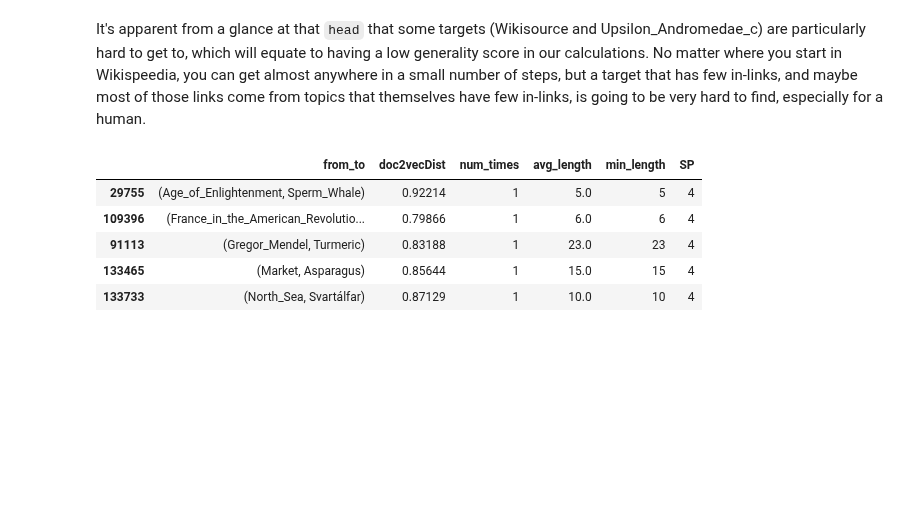
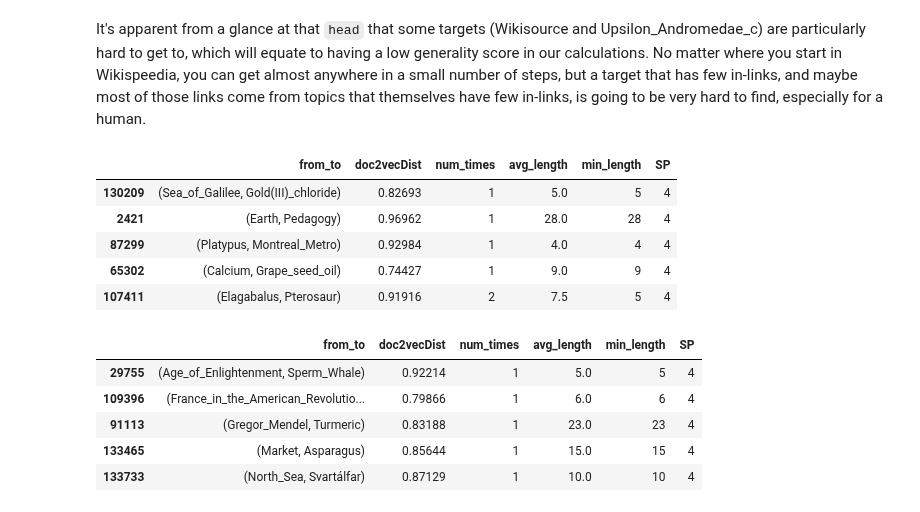
Before and after one commit to ebhtra/gory-graph, a Jupyter notebook: Wikispeedia/Submission.ipynb, the cells around one changed output. Drawn from its saved outputs; the diff is of its cells as text; code cells hidden in the pictures; blank space fills up the shorter version.

```diff
--- a/Wikispeedia/Submission.ipynb
+++ b/Wikispeedia/Submission.ipynb
@@ -488,6 +488,16 @@ Possibly this is a good moment to pause and reflect on the six degrees of separa
 It's apparent from a glance at that `head` that some targets (Wikisource and Upsilon_Andromedae_c) are particularly hard to get to, which will equate to having a low generality score in our calculations.  No matter where you start in Wikispeedia, you can get almost anywhere in a small number of steps, but a target that has few in-links, and maybe most of those links come from topics that themselves have few in-links, is going to be very hard to find, especially for a human.
 # %%
 rand4 = fours.sample(100, random_state=6)  # the 100 random sample rows
+# %%
+bigrand4 = fours.sample(10000, random_state=620)
+bigrand4.head()
+# %% [output]
+|  | from_to | doc2vecDist | num_times | avg_length | min_length | SP |
+| 130209 | (Sea_of_Galilee, Gold(III)_chloride) | 0.82693 | 1 | 5.0 | 5 | 4 |
+| 2421 | (Earth, Pedagogy) | 0.96962 | 1 | 28.0 | 28 | 4 |
+| 87299 | (Platypus, Montreal_Metro) | 0.92984 | 1 | 4.0 | 4 | 4 |
+| 65302 | (Calcium, Grape_seed_oil) | 0.74427 | 1 | 9.0 | 9 | 4 |
+| 107411 | (Elagabalus, Pterosaur) | 0.91916 | 2 | 7.5 | 5 | 4 |
 # %%
 rand4.head()
 # %% [output]
```
Also changed, not shown: parts of 5 cells of this notebook.
